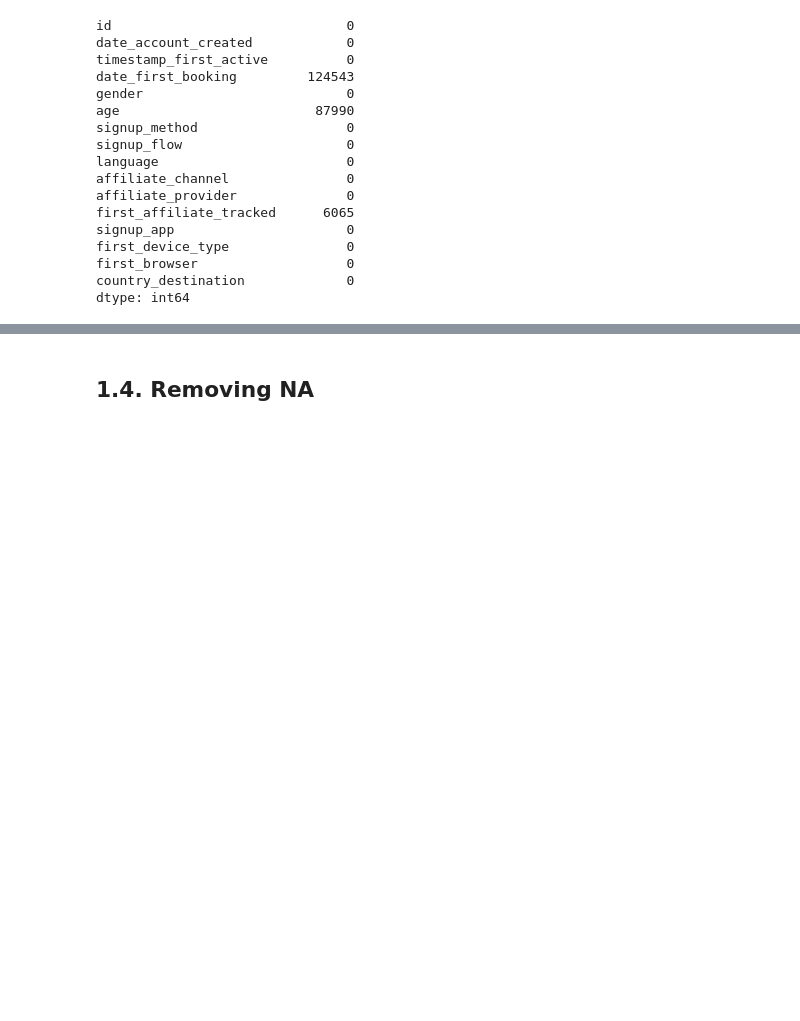
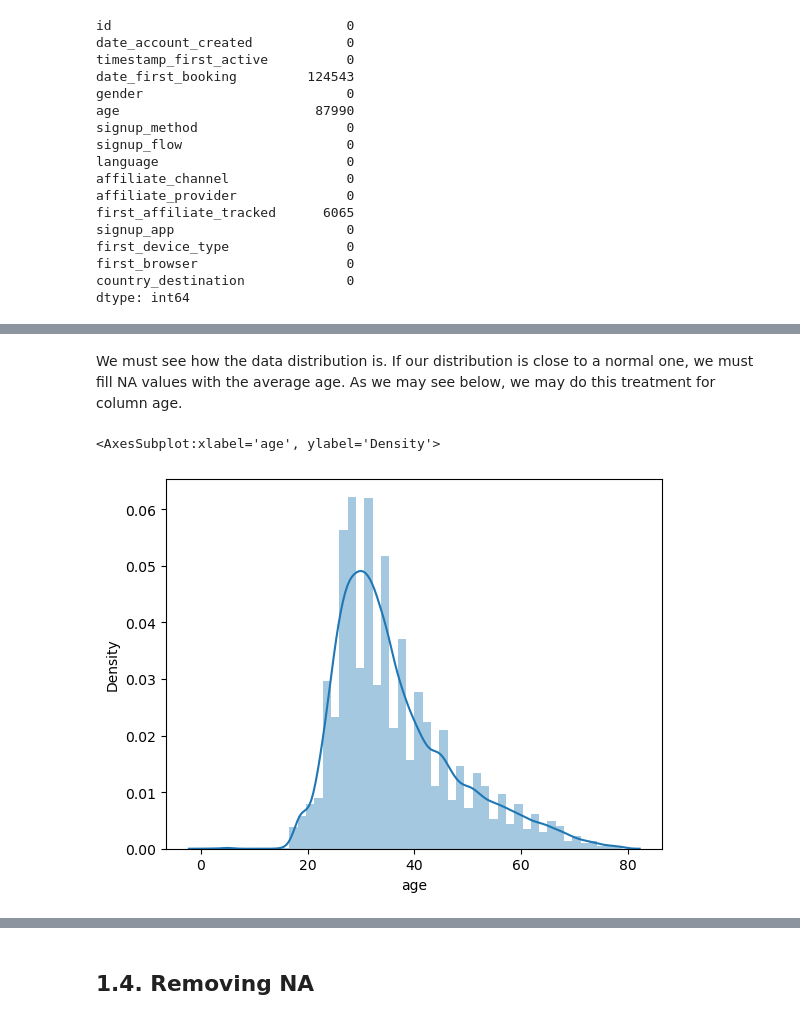
Before and after one commit to lucasquemelli/airbnb, a Jupyter notebook: airbnb.ipynb, the cells around one changed output, grey strips where cells are left out. Cells and saved outputs as stored; diff of their text form; code cells hidden in the pictures; blank space fills up the shorter version.

Commit message:
Finished NA values replacement

```diff
--- a/airbnb.ipynb
+++ b/airbnb.ipynb
@@ -259,0 +347,8 @@ dtype: int64
+# %% [markdown]
+We must see how the data distribution is. If our distribution is close to a normal one, we must fill NA values with the average age. As we may see below, we may do this treatment for column age.
+# %%
+# assumption to see the chart: low incidence of people using Airbnb older than 80 years
+sns.distplot(df1[df1["age"] < 80]["age"])
+# %% [output]
+<AxesSubplot:xlabel='age', ylabel='Density'>
+[figure, added]
```
Also changed, not shown: parts of 44 cells of this notebook.
